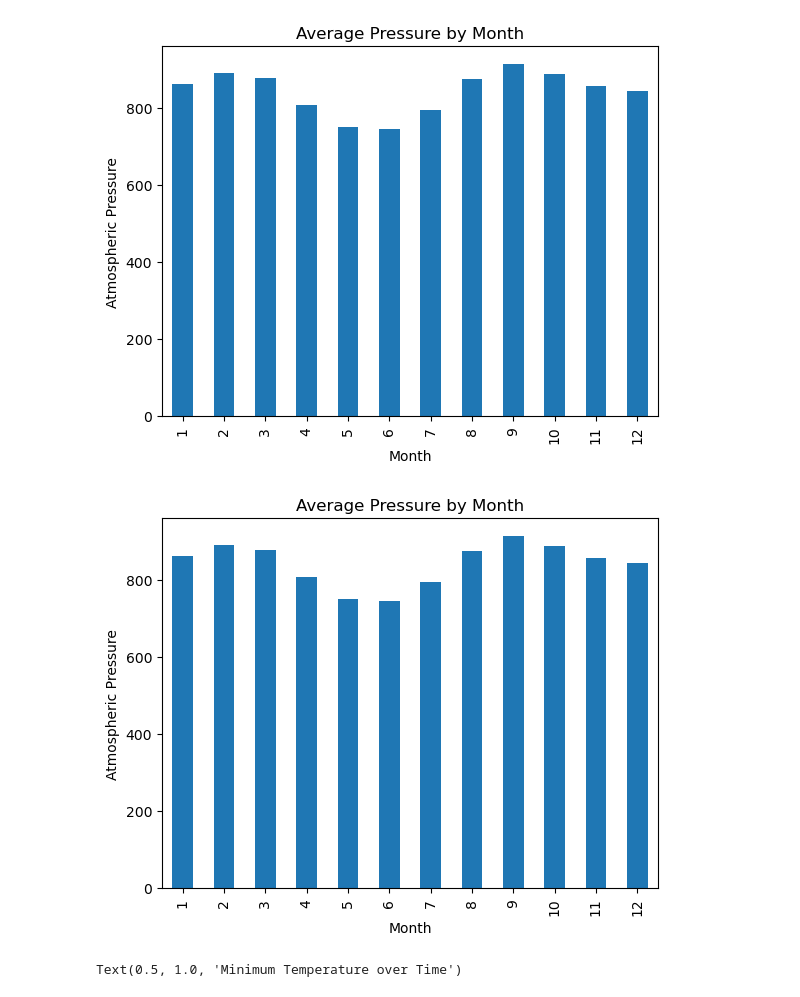
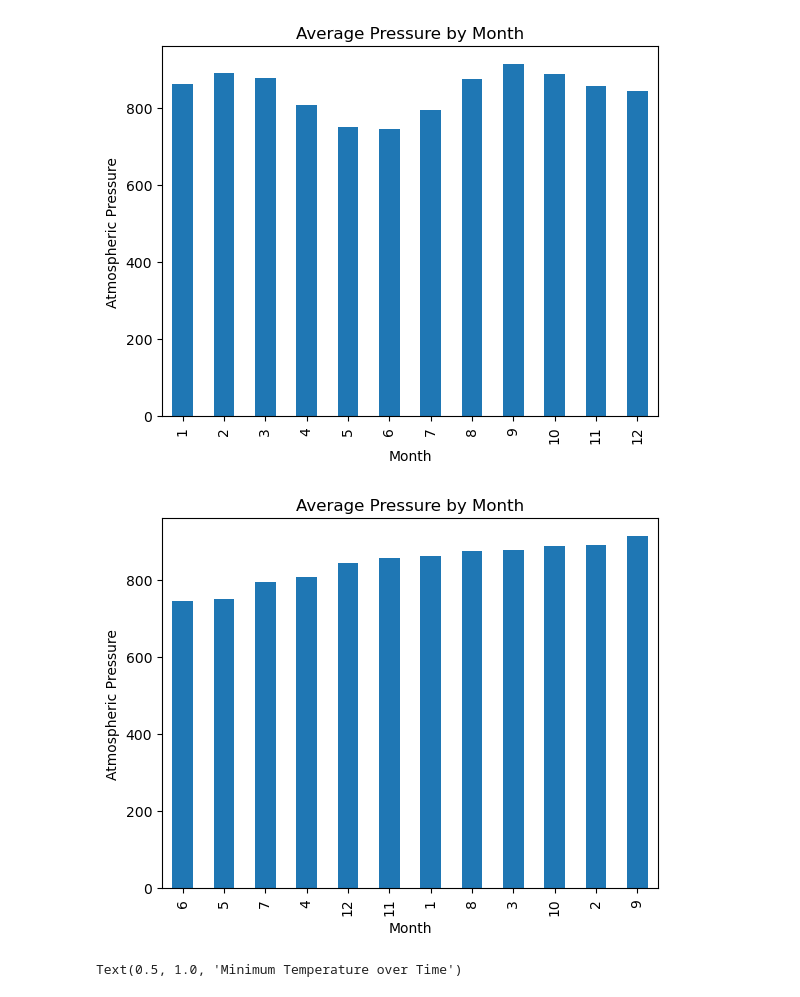
Before and after one commit to natbiorg/web-scraping-challenge, a Jupyter notebook: part_2_mars_weather.ipynb, the cells around one changed output. Drawn from its saved outputs; the diff is of its cells as text; code cells hidden in the pictures.

```diff
--- a/part_2_mars_weather.ipynb
+++ b/part_2_mars_weather.ipynb
@@ -32,6 +32,6 @@ html = browser.html
 soup = BeautifulSoup(html, 'html.parser')
 # %%
 # Extract all rows of data
-data = soup.find_all('tr')
-data[0]
+data = soup.find_all('tr', class_ = 'data-row')
+data
 # %% [output]
@@ -81,9 +103,10 @@ column_names
 # %%
 # Create a Pandas DataFrame by using the list of rows and a list of the column names
+column_names = ['id','terrestrial_date', 'sol', 'ls', 'month', 'min_temp','pressure']
 df = pd.DataFrame(rows, columns = column_names)
 # %%
 # Confirm DataFrame was created successfully
-df = df.drop(index=0)
+# df = df.drop(index=0)
 df.head()
 # %% [output]
 |  | id | terrestrial_date | sol | ls | month | min_temp | pressure |
@@ -224,17 +247,14 @@ plt.show()
 # %%
 # Identify the lowest and highest pressure months in Curiosity's location by sorting the previous graph
 # monthly_pressure.reset_index()
 
-##### IT KEEPS SORTING BY MONTH INSTEAD OF PRESSURE#########
-monthly_pressure.sort_values()
-
-monthly_pressure.plot(x='month', y= 'pressure', kind='bar')
+monthly_pressure.sort_values().plot(x='month', y= 'pressure', kind='bar')
 plt.title('Average Pressure by Month')
 plt.xlabel('Month')
 plt.ylabel('Atmospheric Pressure')
 plt.show()
 # %% [output]
-[figure, old version]
+[figure, new version]
 # %%
 # 5. How many terrestrial (Earth) days are there in a Martian year?
 # Visually estimate the result by plotting the daily minimum temperature of each observation in the data set.
```
Also changed, not shown: parts of 3 cells of this notebook, 1 other file.
